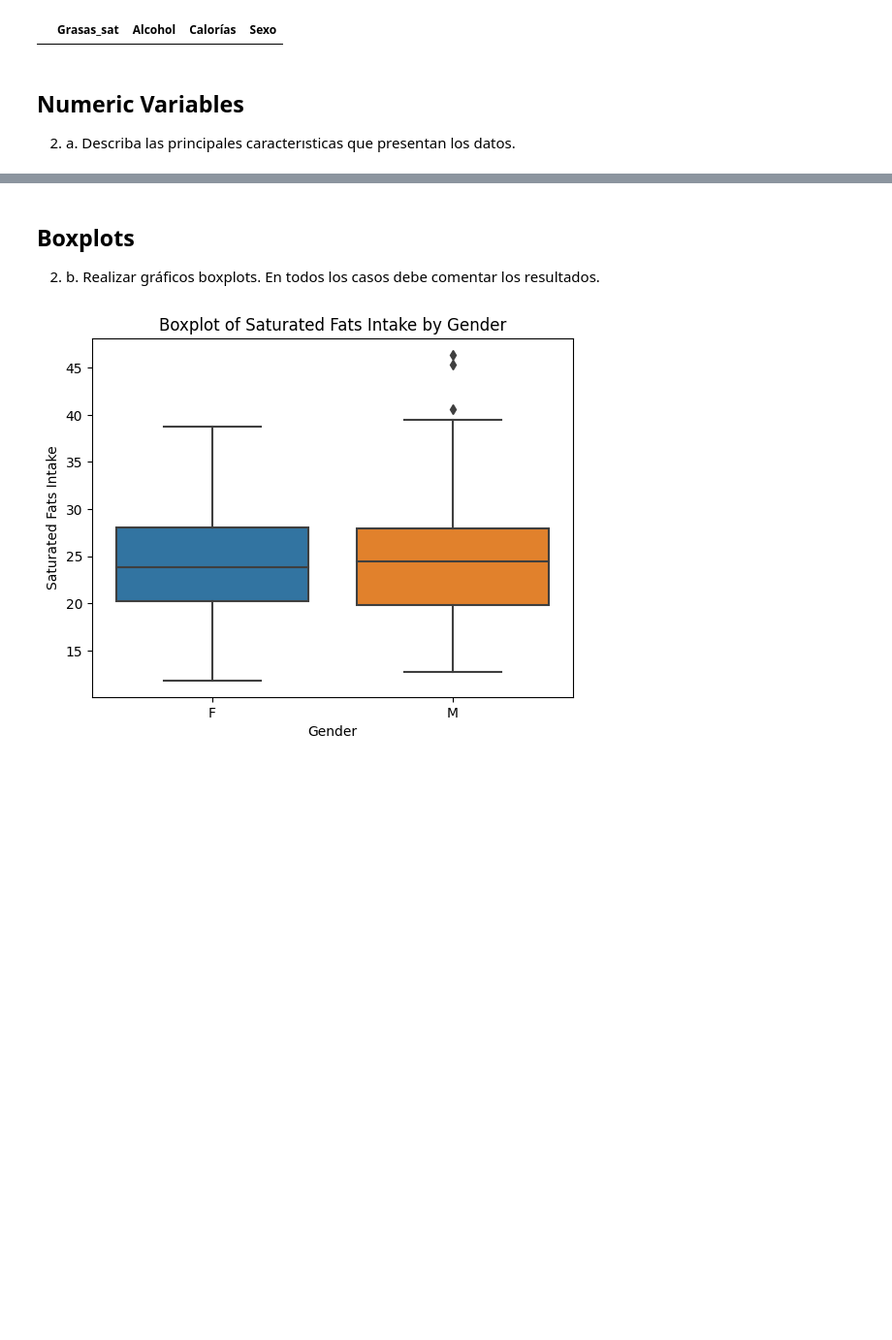
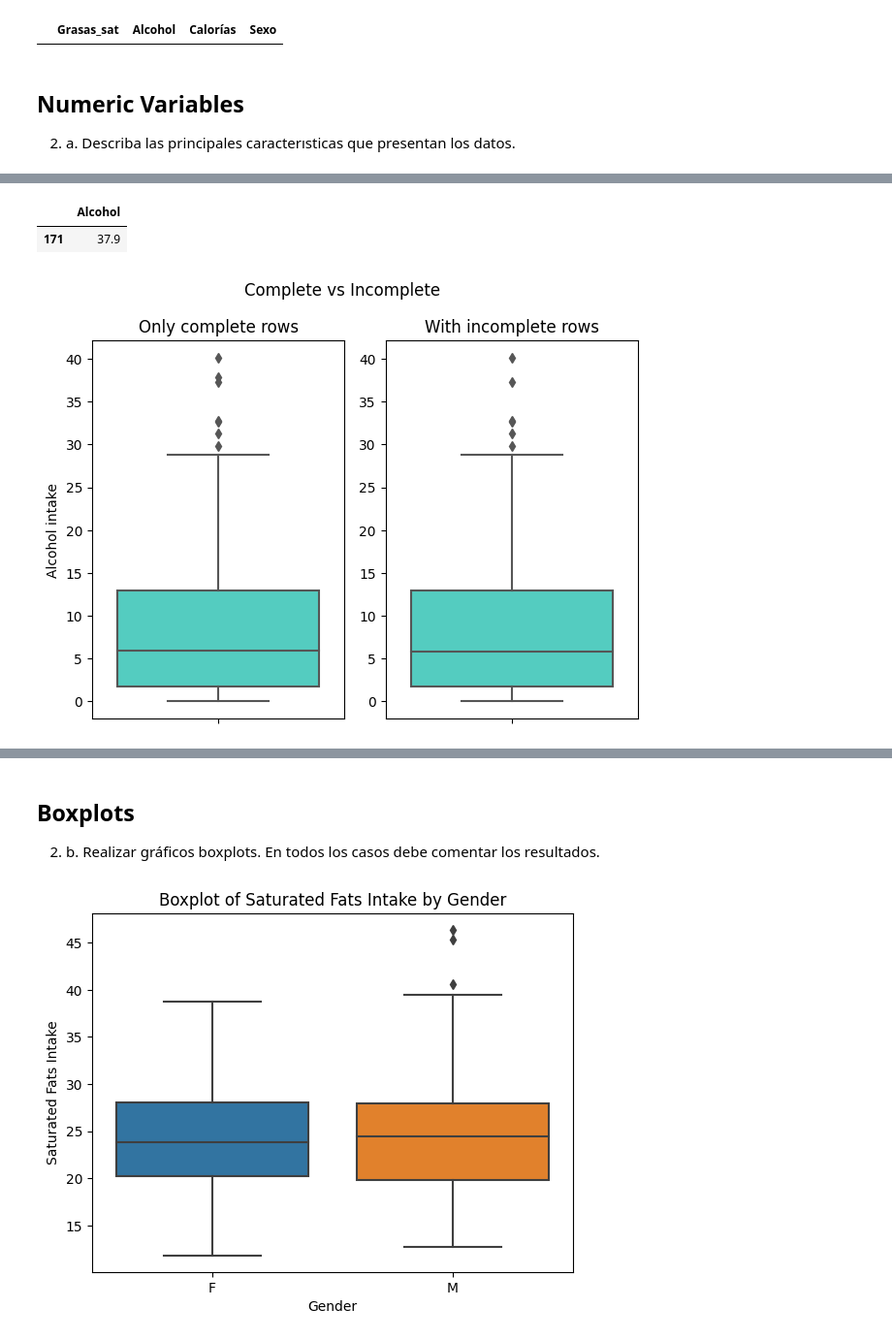
Before and after one commit to prausela/nutri-stats, a Jupyter notebook: main.ipynb, the cells around one changed output, grey strips where cells are left out. Shown: that part at 97% size. Saved outputs shown, nothing was run; the diff lists cells and outputs as text; code cells hidden in the pictures; blank space fills up the shorter version.

```diff
--- a/main.ipynb
+++ b/main.ipynb
@@ -94,0 +120,4 @@ nm_df
+# %%
+alcohol_df = df[[ALCOHOL, CAL, GENDER]]
+alcohol_df = drop_rows_with_missing_vals(alcohol_df)
+alcohol_df
@@ -115,0 +257,18 @@ dtype: float64
+# %%
+drop_rows_with_missing_vals(mv_df[[ALCOHOL]])
+# %% [output]
+|  | Alcohol |
+| 171 | 37.9 |
+# %%
+figure, axis = plt.subplots(1, 2)
+sns.boxplot(y=ALCOHOL, data=alcohol_df,         ax=axis[0], color="turquoise")
+sns.boxplot(y=ALCOHOL, data=nm_df[[ALCOHOL]],   ax=axis[1], color="turquoise")
+axis[0].set_title("Only complete rows")
+axis[0].set_ylabel("Alcohol intake")
+axis[1].set_title("With incomplete rows")
+axis[1].set_ylabel("")
+figure.suptitle("Complete vs Incomplete")
+figure.tight_layout()
+plt.show()
+# %% [output]
+[figure, added]
```
Also changed, not shown: parts of 24 cells of this notebook.
